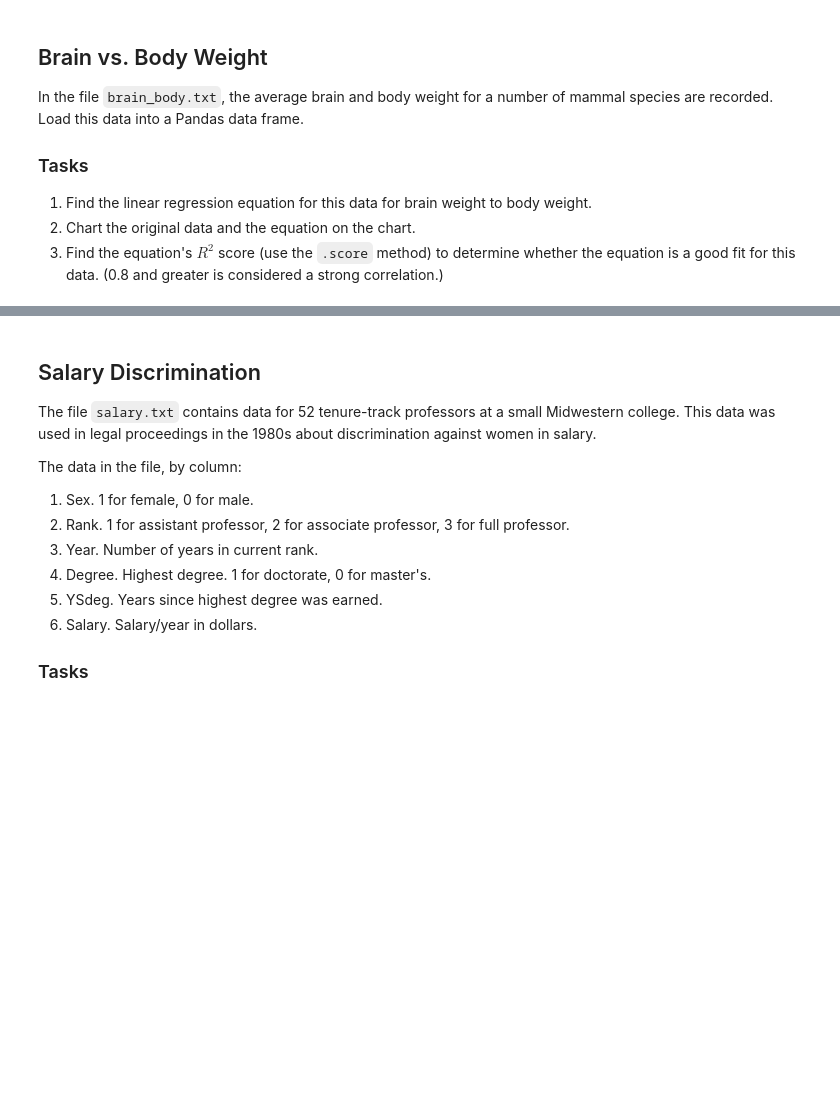
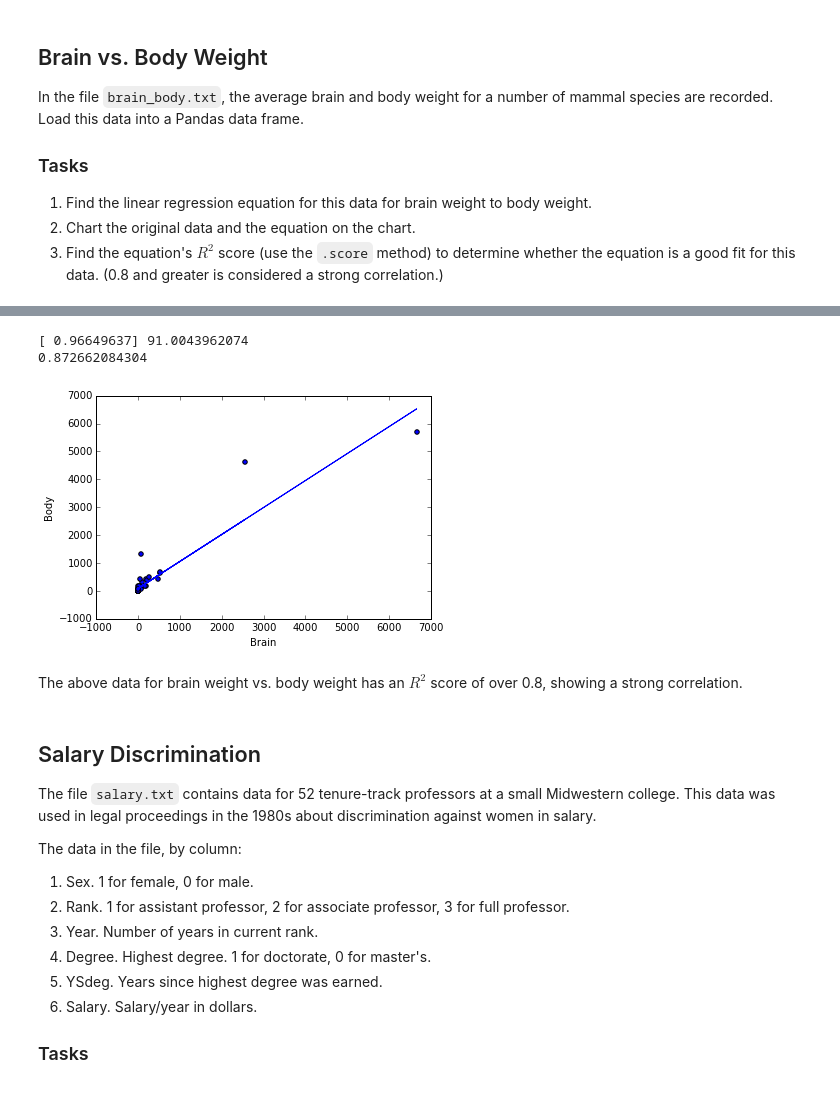
Before and after one commit to TylerKotkin/linear-regression, a Jupyter notebook: simple-linear-regression.ipynb, the cells around one changed output, grey strips where cells are left out. Drawn from its saved outputs; the diff is of its cells as text; code cells hidden in the pictures; blank space fills up the shorter version.

Commit message:
Brain vs. Body Weight complete

```diff
--- a/simple-linear-regression.ipynb
+++ b/simple-linear-regression.ipynb
@@ -80,4 +86,4 @@ In the file `brain_body.txt`, the average brain and body weight for a number of
 2. Chart the original data and the equation on the chart.
 3. Find the equation's $R^2$ score (use the `.score` method) to determine whether the equation is a good fit for this data. (0.8 and greater is considered a strong correlation.)
 # %%
-df = pd.read_fwf("brain_body.txt")
+df_bb = pd.read_fwf("brain_body.txt")
@@ -84,3 +99,26 @@ df = pd.read_fwf("brain_body.txt")
+# %%
+input_data = df_bb[['Brain']]
+output_data = df_bb['Body']
+# %%
+regr1 = linear_model.LinearRegression()
+regr1.fit(input_data, output_data)
+
+print(regr1.coef_, regr1.intercept_)
+
+print(regr1.score(input_data, output_data))
+# %% [output]
+[ 0.96649637] 91.0043962074
+0.872662084304
+# %%
+plt.scatter(input_data, output_data)
+plt.plot(input_data, regr1.predict(input_data))
+plt.xlabel('Brain')
+plt.ylabel('Body')
+plt.show()
+# %% [output]
+[figure, added]
+# %% [markdown]
+The above data for brain weight vs. body weight has an $R^2$ score of over 0.8, showing a strong correlation.
 # %% [markdown]
 ## Salary Discrimination
 
```
Also changed, not shown: parts of 7 cells of this notebook.
